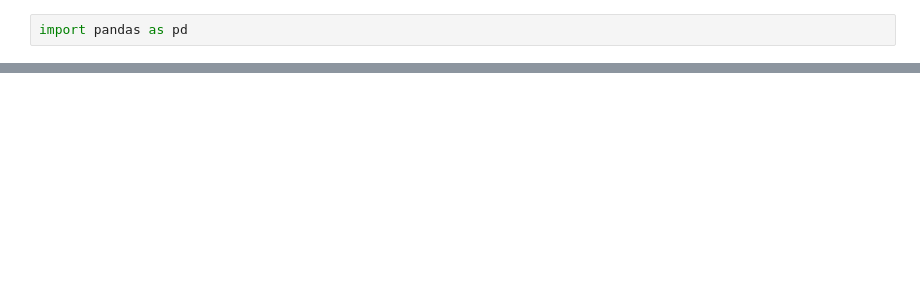
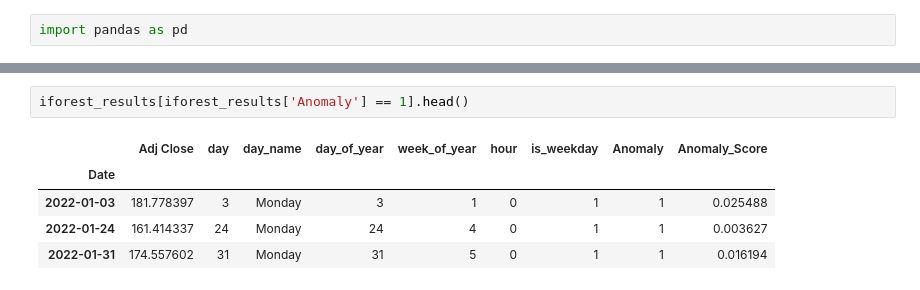
Before and after one commit to burakugurr/Auto-ML, a Jupyter notebook: test.ipynb, the cells around one changed output, grey strips where cells are left out. Cells and saved outputs as stored; diff of their text form; blank space fills up the shorter version.

```diff
--- a/test.ipynb
+++ b/test.ipynb
@@ -281,0 +89,8 @@ fig.show()
+# %%
+iforest_results[iforest_results['Anomaly'] == 1].head()
+# %% [output]
+|  | Adj Close | day | day_name | day_of_year | week_of_year | hour | is_weekday | Anomaly | Anomaly_Score |
+| Date |  |  |  |  |  |  |  |  |  |
+| 2022-01-03 | 181.778397 | 3 | Monday | 3 | 1 | 0 | 1 | 1 | 0.025488 |
+| 2022-01-24 | 161.414337 | 24 | Monday | 24 | 4 | 0 | 1 | 1 | 0.003627 |
+| 2022-01-31 | 174.557602 | 31 | Monday | 31 | 5 | 0 | 1 | 1 | 0.016194 |
```
Also changed, not shown: parts of 36 cells of this notebook, 8 other files.
